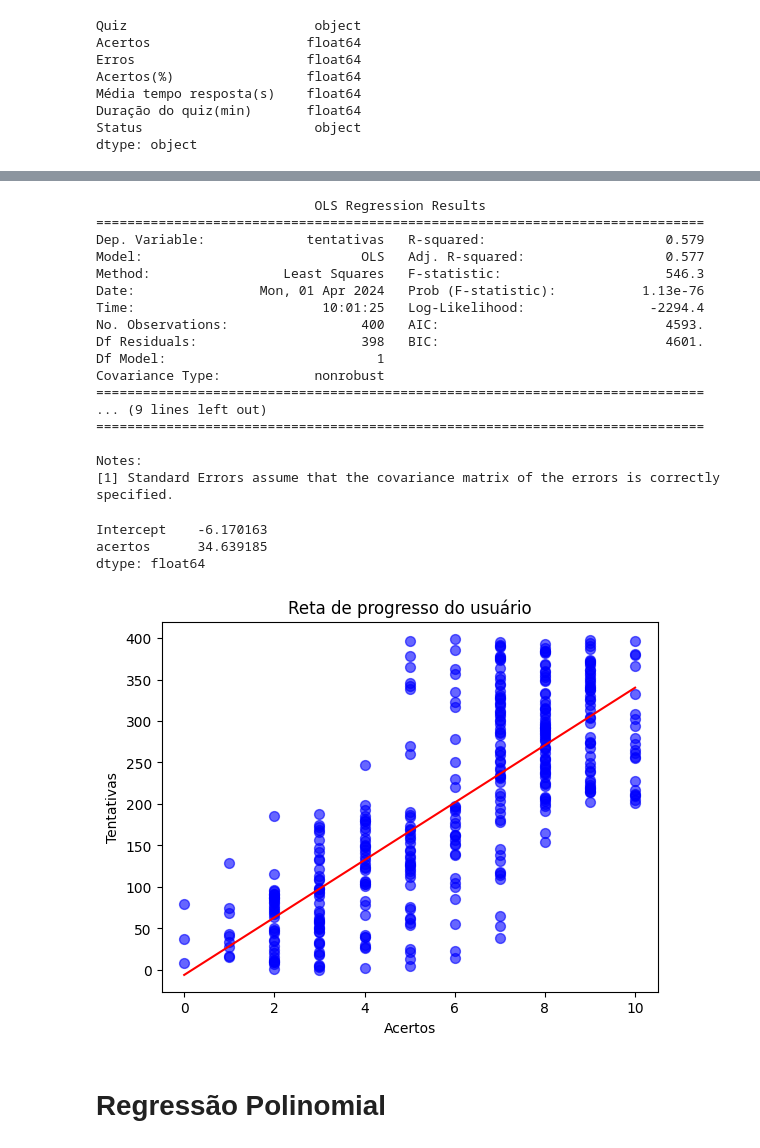
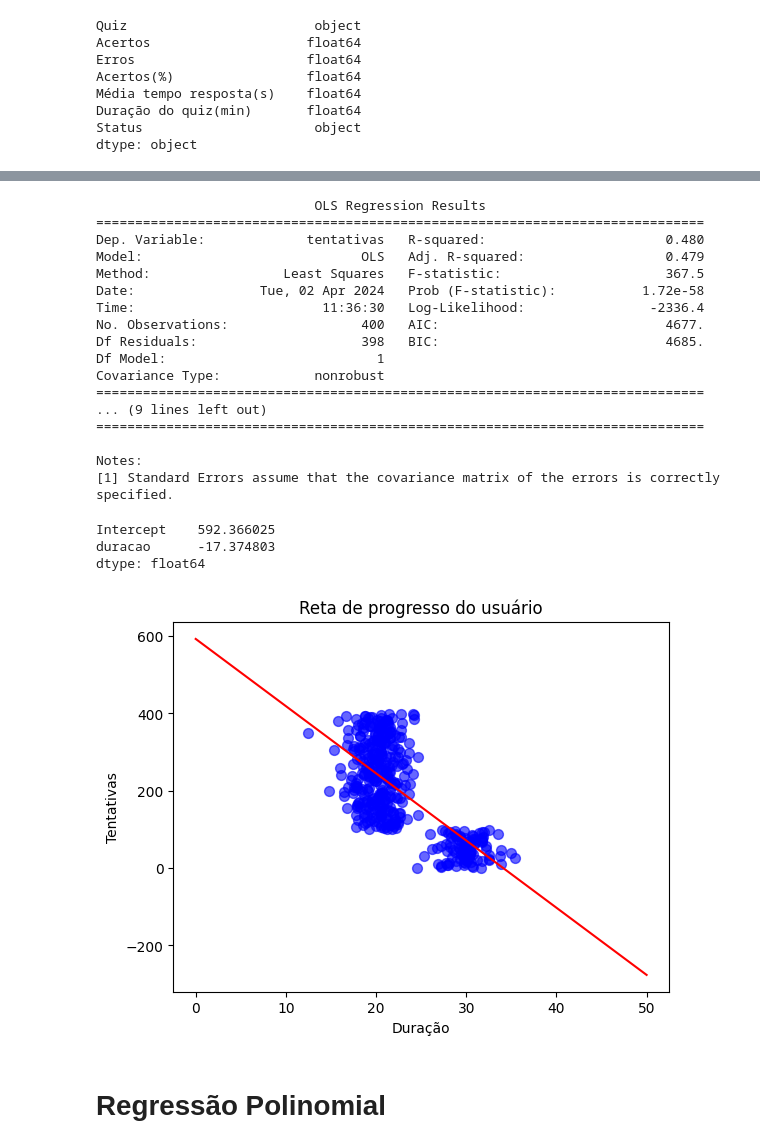
Before and after one commit to Gustavo-b017/challenger-SijiA, a Jupyter notebook: SPRINT_MATEMÁTICA/regressao_geral.ipynb, the cells around one changed output, grey strips where cells are left out. Cells and saved outputs as stored; diff of their text form; code cells hidden in the pictures.

```diff
--- a/SPRINT_MATEMÁTICA/regressao_geral.ipynb
+++ b/SPRINT_MATEMÁTICA/regressao_geral.ipynb
@@ -83,19 +83,19 @@ import statsmodels.stats.api as sms
 # %%
 # Criação do modelo
 #               eixo    y            x
-regressao = smf.ols('tentativas ~ acertos', data = df).fit()
+regressao = smf.ols('tentativas ~ duracao', data = df).fit()
 # %%
 print(regressao.summary())
 # %% [output]
                             OLS Regression Results
 ==============================================================================
-Dep. Variable:             tentativas   R-squared:                       0.579
-Model:                            OLS   Adj. R-squared:                  0.577
-Method:                 Least Squares   F-statistic:                     546.3
-Date:                Mon, 01 Apr 2024   Prob (F-statistic):           1.13e-76
-Time:                        10:01:25   Log-Likelihood:                -2294.4
-No. Observations:                 400   AIC:                             4593.
-Df Residuals:                     398   BIC:                             4601.
+Dep. Variable:             tentativas   R-squared:                       0.480
+Model:                            OLS   Adj. R-squared:                  0.479
+Method:                 Least Squares   F-statistic:                     367.5
+Date:                Tue, 02 Apr 2024   Prob (F-statistic):           1.72e-58
+Time:                        11:36:30   Log-Likelihood:                -2336.4
+No. Observations:                 400   AIC:                             4677.
+Df Residuals:                     398   BIC:                             4685.
 Df Model:                           1
 Covariance Type:            nonrobust
 ==============================================================================
@@ -107,19 +107,19 @@ Notes:
 # %%
 regressao.params
 # %% [output]
-Intercept    -6.170163
-acertos      34.639185
+Intercept    592.366025
+duracao      -17.374803
 dtype: float64
 # %%
-plt.scatter(y=tentativas, x=acertos, color='blue', s=50, alpha=0.6)
-X_plot = np.linspace(0, 10)
+plt.scatter(y=tentativas, x=duracao, color='blue', s=50, alpha=0.6)
+X_plot = np.linspace(0, 50)
 plt.plot(X_plot, X_plot*regressao.params[1] + regressao.params[0], color='r')
 plt.title('Reta de progresso do usuário')
 plt.ylabel('Tentativas')
-plt.xlabel('Acertos')
+plt.xlabel('Duração')
 plt.show()
 # %% [output]
-[figure, old version]
+[figure, new version]
 # %% [markdown]
 # Regressão Polinomial
 # %%
```
Also changed, not shown: parts of 8 cells of this notebook, 1 other file.
